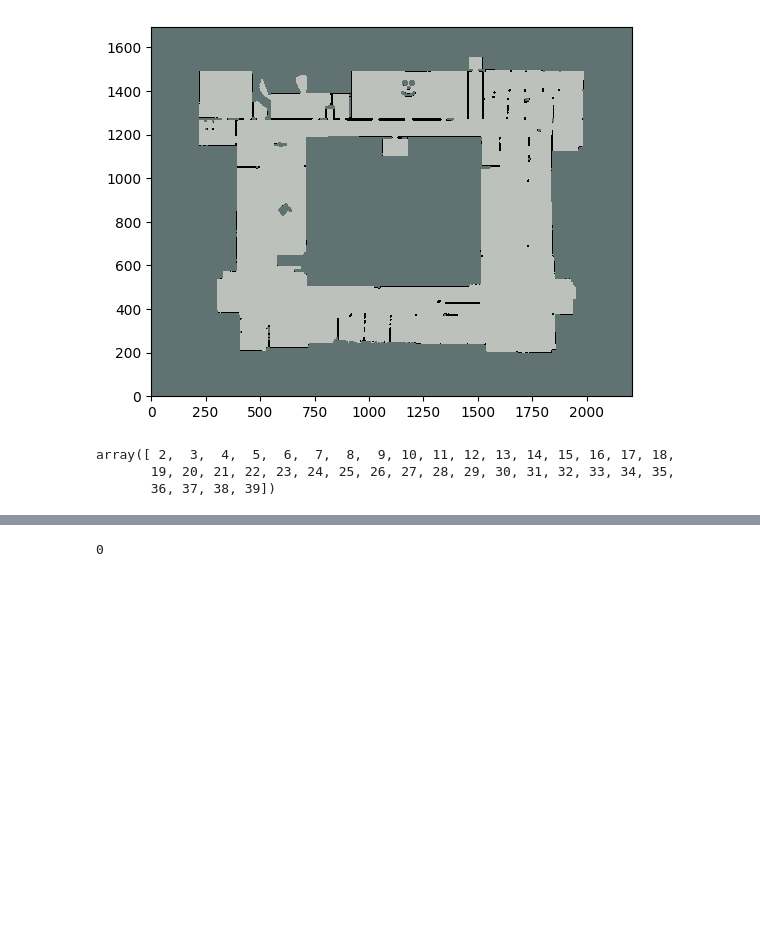
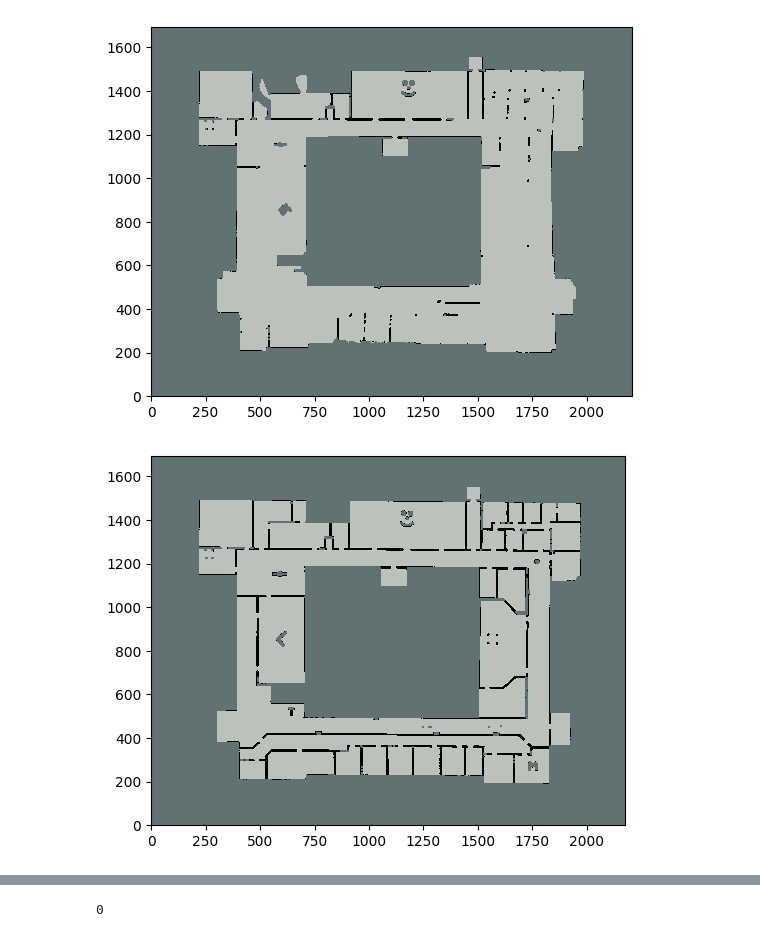
Before and after one commit to maurotella/ROS.postprocessing, a Jupyter notebook: test.ipynb, the cells around one changed output, grey strips where cells are left out. Saved outputs shown, nothing was run; the diff lists cells and outputs as text; code cells hidden in the pictures; blank space fills up the shorter version.

```diff
--- a/test.ipynb
+++ b/test.ipynb
@@ -5,6 +5,8 @@ import matplotlib.pyplot as plt
 from matplotlib.colors import LinearSegmentedColormap
 from math import inf
 import numpy as np
+
+stats.DB_PATH = '/home/aislab/Desktop'
 # %%
 maps = [map for map in stats.SingleRun(99).finalMaps['map'].iloc]
 # %%
@@ -40,12 +42,13 @@ stats.plot_map(img, plt.gca())
 #img[img>100]
 # %% [output]
 [figure]
-# %%
-np.array([i for i in range(104)])[2:40]
-# %% [output]
-array([ 2,  3,  4,  5,  6,  7,  8,  9, 10, 11, 12, 13, 14, 15, 16, 17, 18,
-       19, 20, 21, 22, 23, 24, 25, 26, 27, 28, 29, 30, 31, 32, 33, 34, 35,
-       36, 37, 38, 39])
+# %%
+stats.plot_occ_grid(
+    stats.MAPS['office_big'],
+    plt.gca()
+)
+# %% [output]
+[figure, added]
 # %%
 #plt.subplots(dpi=200)
 real_map = stats.MAPS['office_big']
```
Also changed, not shown: parts of 6 cells of this notebook, 2 other files.
